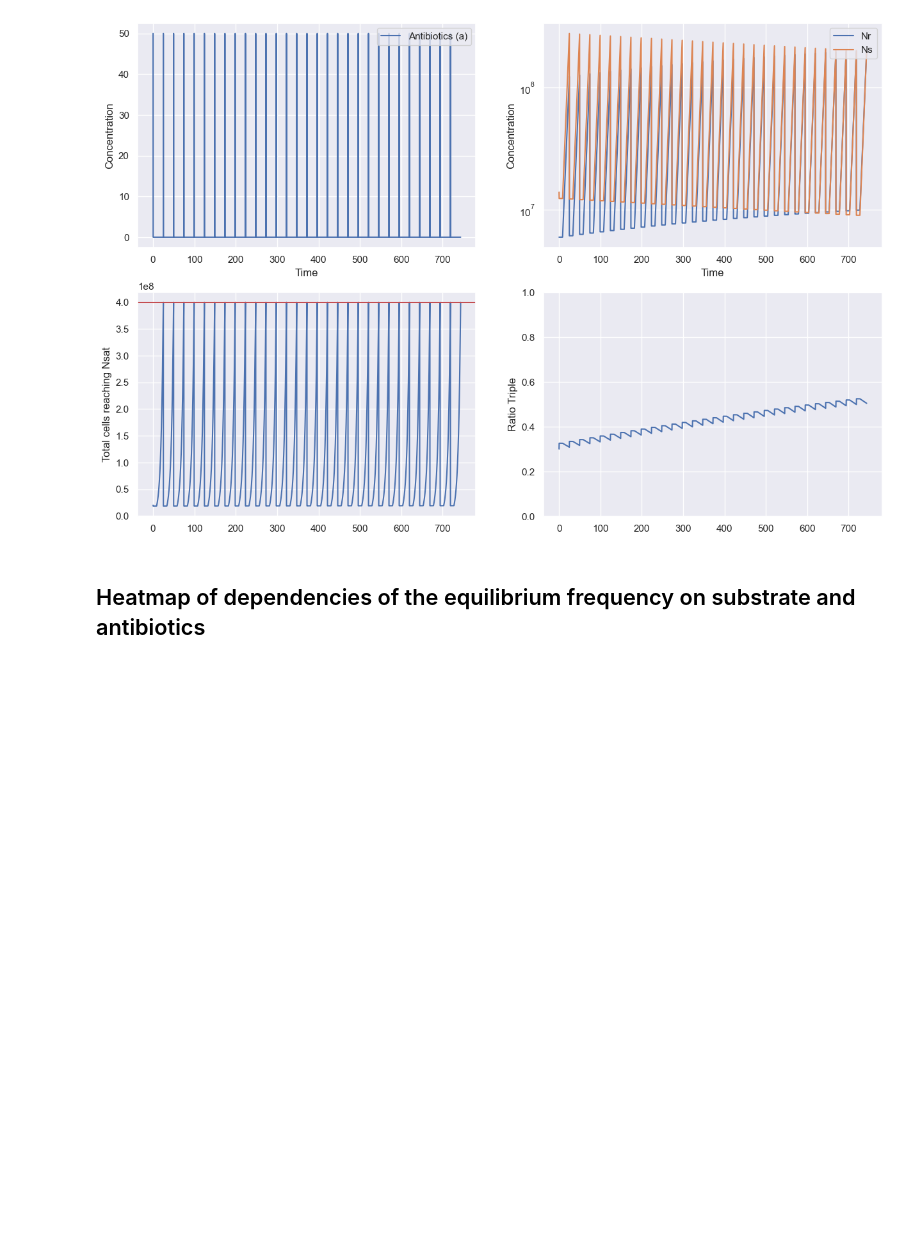
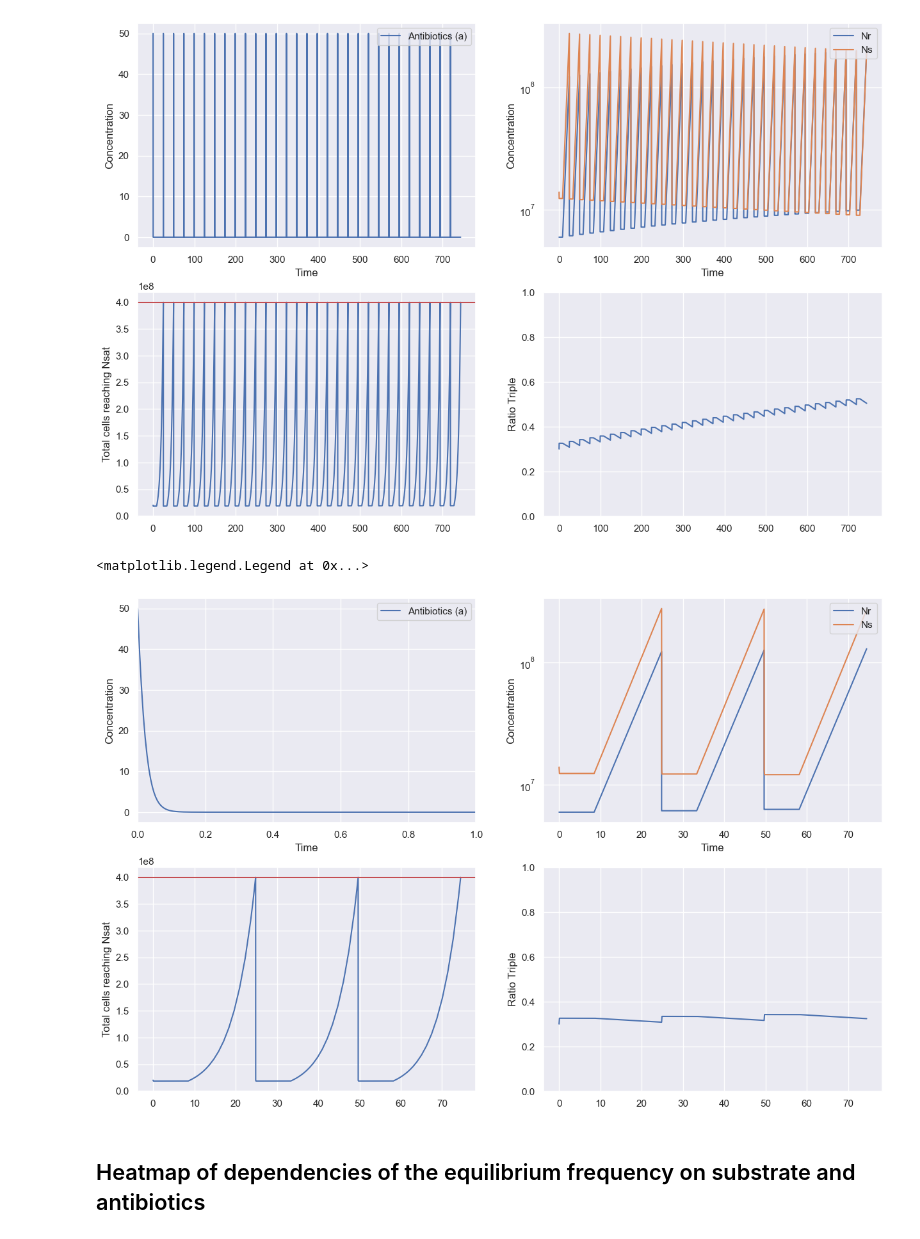
Before and after one commit to WortelLab/tem1coex, a Jupyter notebook: Model.ipynb, the cells around one changed output. Saved outputs shown, nothing was run; the diff lists cells and outputs as text; code cells hidden in the pictures; blank space fills up the shorter version.

```diff
--- a/Model.ipynb
+++ b/Model.ipynb
@@ -168,6 +168,44 @@ axes[0,1].legend(tuple(['Nr', 'Ns']), loc="upper right")
 # %% [output]
 <matplotlib.legend.Legend at 0x...>
 [figure]
+# %%
+# These parameters can be adjusted to simulate different senearios
+
+glycerol_concentration = 0.2
+antibiotic_concentration = 50
+dilution = 20
+nr_of_transfers = 3
+initial_frequency_triple = .3
+
+#This runs the simulations and makes the plots using the parameters from the paper
+
+inits = {"Ai": antibiotic_concentration, "Ni": 2e9*glycerol_concentration/dilution, "Nsat":2e9*glycerol_concentration}
+
+result = serial_transfer(model11, nr_of_transfers, initial_frequency_triple, parms=p, **inits)
+
+fig, axes = plt.subplots(2,2, figsize=(15,10))
+
+axes[0,0].plot(result[:,0], result[:,1])
+axes[0,1].plot(result[:,0], result[:,2])
+axes[0,1].plot(result[:,0], result[:,3])
+axes[1,0].plot(result[:,0], result[:,2]+result[:,3])
+axes[1,1].plot(result[:,0], result[:,2]/(result[:,2]+result[:,3]))
+axes[1,0].axhline(y=inits['Nsat'], color='r', linestyle='-')
+
+axes[0,0].set_xlabel('Time')
+axes[0,1].set_xlabel('Time')
+axes[0,0].set_ylabel('Concentration')
+axes[0,1].set_ylabel('Concentration')
+axes[1,0].set_ylabel('Total cells reaching Nsat')
+axes[1,1].set_ylabel('Ratio Triple')
+axes[0,1].set_yscale('log')
+axes[1,1].set_ylim([0,1])
+axes[0,0].set_xlim([0,1])
+axes[0,0].legend(tuple(['Antibiotics (a)']), loc="upper right")
+axes[0,1].legend(tuple(['Nr', 'Ns']), loc="upper right")
+# %% [output]
+<matplotlib.legend.Legend at 0x...>
+[figure, added]
 # %% [markdown]
 ## Heatmap of dependencies of the equilibrium frequency on substrate and antibiotics
 # %% [markdown]
```
Also changed, not shown: parts of 1 cell of this notebook.
